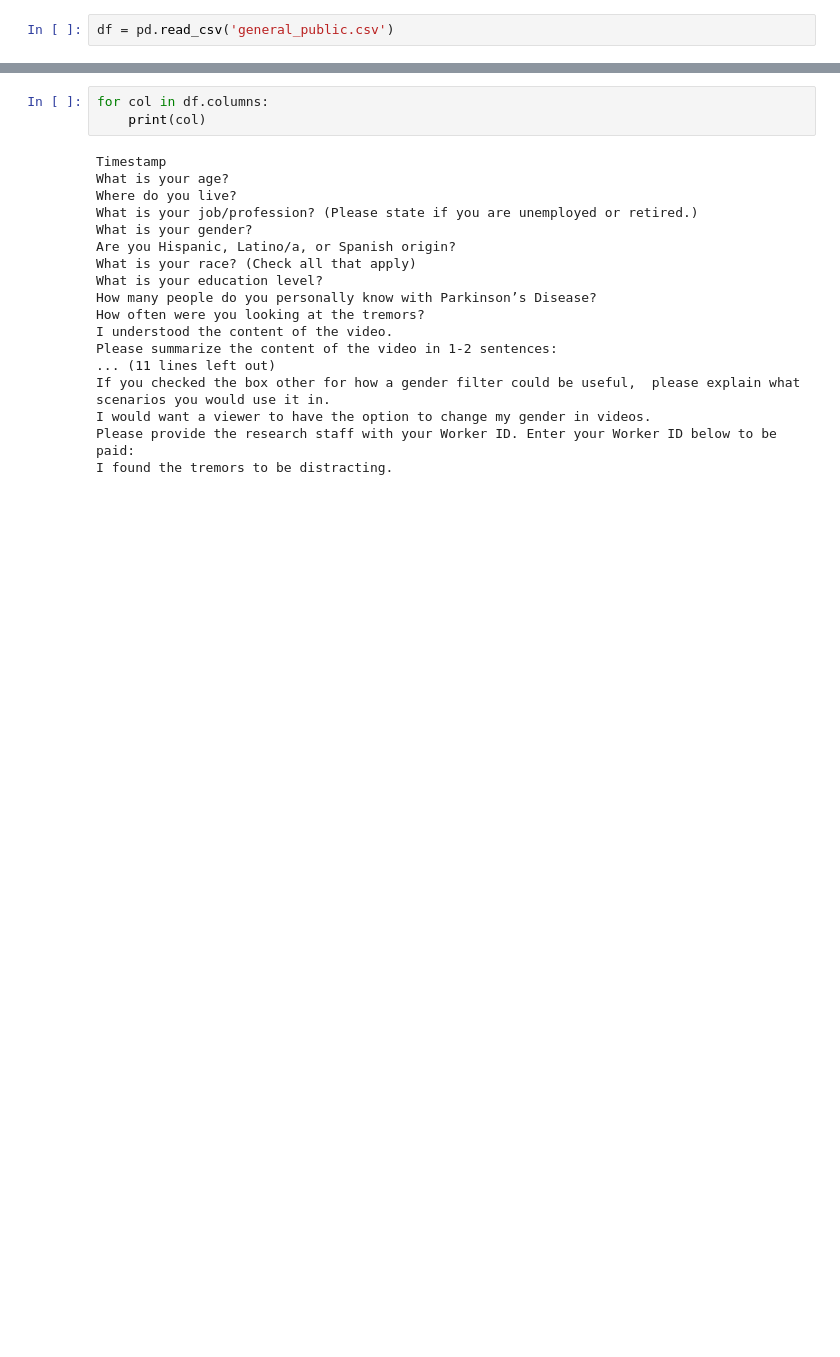
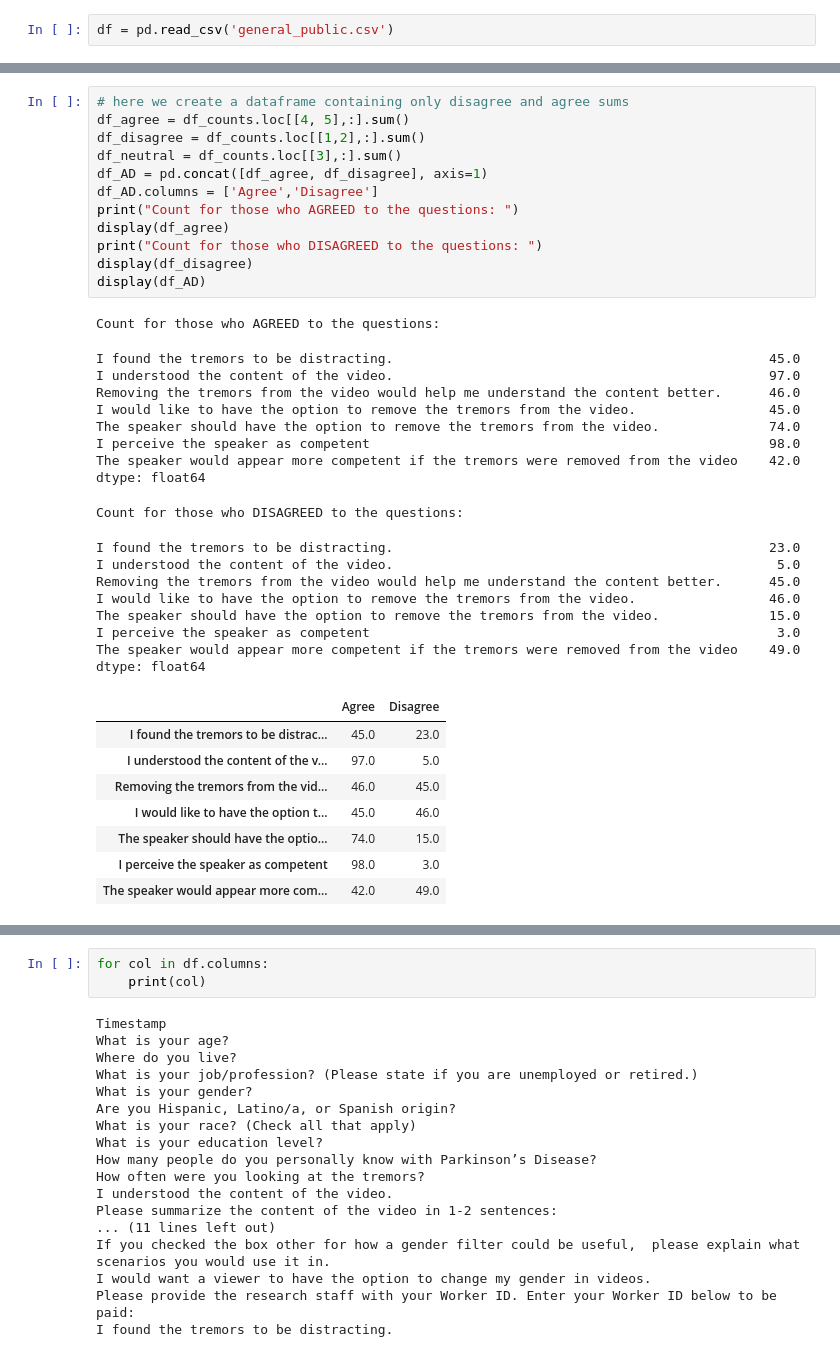
Before and after one commit to kurtishaut/PD_Video_Filtering, a Jupyter notebook: Survey Analysis.ipynb, the cells around one changed output, grey strips where cells are left out. Cells and saved outputs as stored; diff of their text form; blank space fills up the shorter version.

```diff
--- a/Survey Analysis.ipynb
+++ b/Survey Analysis.ipynb
@@ -30,0 +123,39 @@ df_female = df[(df['What is your gender?'] == 'Female')]
+# %%
+# here we create a dataframe containing only disagree and agree sums
+df_agree = df_counts.loc[[4, 5],:].sum()
+df_disagree = df_counts.loc[[1,2],:].sum()
+df_neutral = df_counts.loc[[3],:].sum()
+df_AD = pd.concat([df_agree, df_disagree], axis=1)
+df_AD.columns = ['Agree','Disagree']
+print("Count for those who AGREED to the questions: ")
+display(df_agree)
+print("Count for those who DISAGREED to the questions: ")
+display(df_disagree)
+display(df_AD)
+# %% [output]
+Count for those who AGREED to the questions:
+I found the tremors to be distracting.                                                45.0
+I understood the content of the video.                                                97.0
+Removing the tremors from the video would help me understand the content better.      46.0
+I would like to have the option to remove the tremors from the video.                 45.0
+The speaker should have the option to remove the tremors from the video.              74.0
+I perceive the speaker as competent                                                   98.0
+The speaker would appear more competent if the tremors were removed from the video    42.0
+dtype: float64
+Count for those who DISAGREED to the questions:
+I found the tremors to be distracting.                                                23.0
+I understood the content of the video.                                                 5.0
+Removing the tremors from the video would help me understand the content better.      45.0
+I would like to have the option to remove the tremors from the video.                 46.0
+The speaker should have the option to remove the tremors from the video.              15.0
+I perceive the speaker as competent                                                    3.0
+The speaker would appear more competent if the tremors were removed from the video    49.0
+dtype: float64
+|  | Agree | Disagree |
+| I found the tremors to be distrac... | 45.0 | 23.0 |
+| I understood the content of the v... | 97.0 | 5.0 |
+| Removing the tremors from the vid... | 46.0 | 45.0 |
+| I would like to have the option t... | 45.0 | 46.0 |
+| The speaker should have the optio... | 74.0 | 15.0 |
+| I perceive the speaker as competent | 98.0 | 3.0 |
+| The speaker would appear more com... | 42.0 | 49.0 |
```
Also changed, not shown: parts of 13 cells of this notebook.
